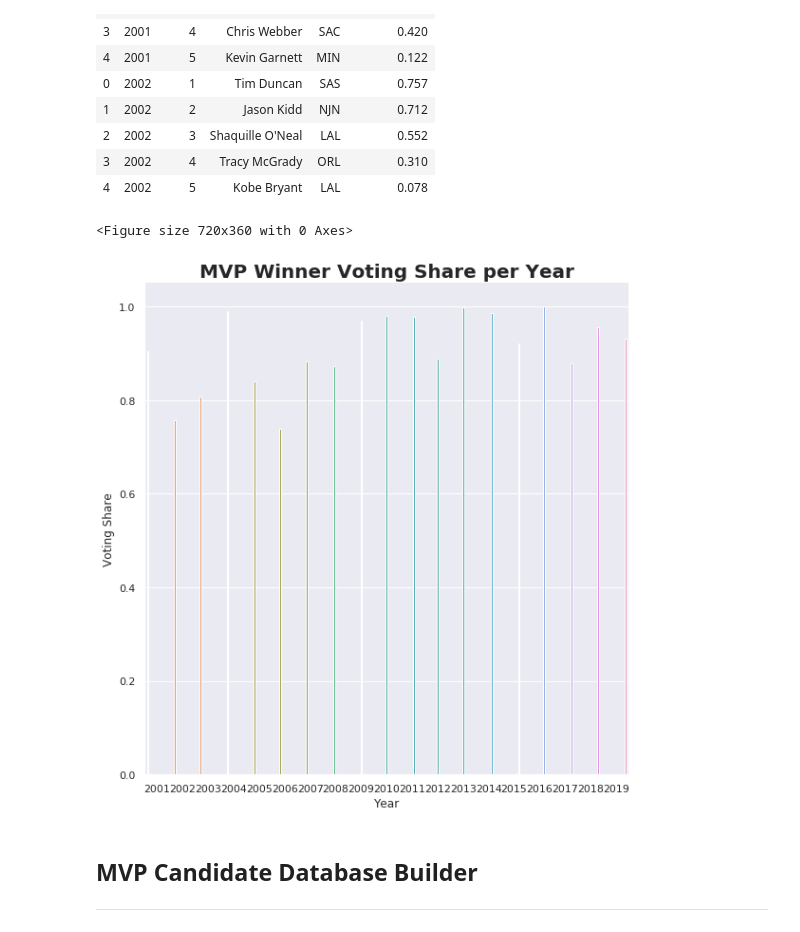
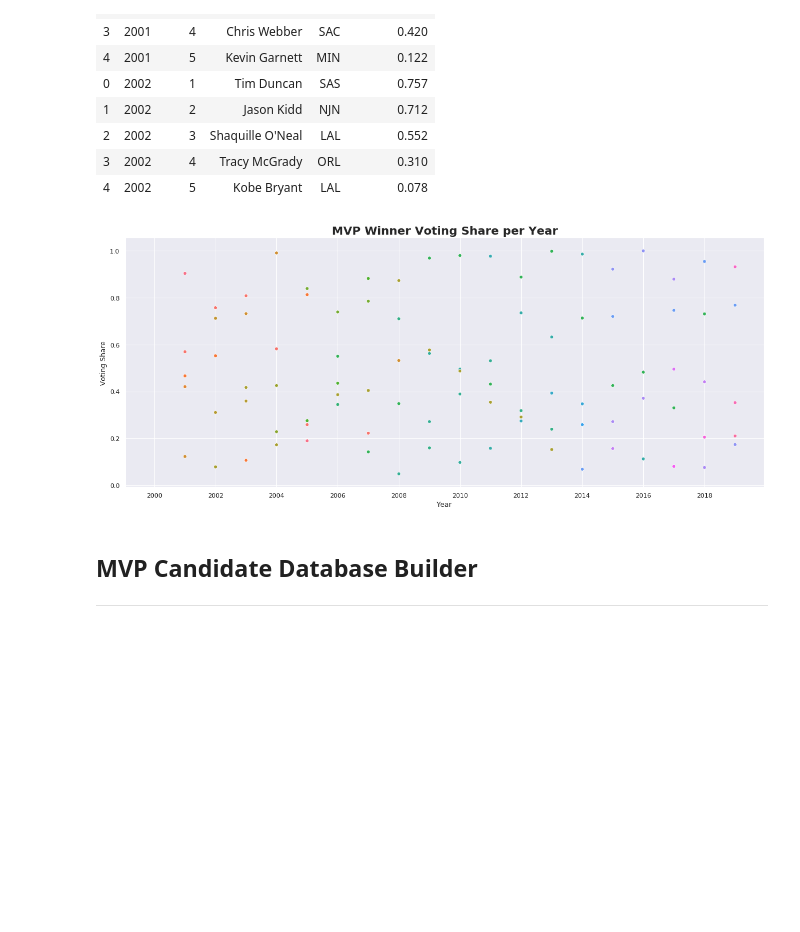
Before and after one commit to mac-austinsmith/mac-austinsmith.github.io, a Jupyter notebook: index.ipynb, the cells around one changed output. Saved outputs shown, nothing was run; the diff lists cells and outputs as text; code cells hidden in the pictures; blank space fills up the shorter version.

```diff
--- a/index.ipynb
+++ b/index.ipynb
@@ -87,16 +89,18 @@ votes_df.head(10)
 | 3 | 2002 | 4 | Tracy McGrady | ORL | 0.310 |
 | 4 | 2002 | 5 | Kobe Bryant | LAL | 0.078 |
 # %%
-plt.figure(figsize=(10,5))
-p = sns.factorplot(x='Year',y='VotingShare', hue='Player', data=votes_df[votes_df['Rank'] == 1],
-                   size=8, kind="bar", legend=False)
+votes_df['Year'] = [pd.to_datetime(x, format='%Y') for x in votes_df['Year']]
+plt.figure(figsize=(20,8))
+p = sns.scatterplot(x='Year',y='VotingShare', hue='Player', data=votes_df, legend=False)
+ax = plt.gca()
+ax.xaxis.set_major_locator(mdates.AutoDateLocator())
+ax.xaxis.set_major_formatter(mdates.DateFormatter('%Y'))
 plt.title('MVP Winner Voting Share per Year', fontweight="bold", fontsize=20)
 plt.xlabel('Year')
 plt.ylabel('Voting Share')
 plt.show()
 # %% [output]
-<Figure size 720x360 with 0 Axes>
-[figure, old version]
+[figure, new version]
 # %% [markdown]
 ## MVP Candidate Database Builder
 ---
```
Also changed, not shown: parts of 25 cells of this notebook.
